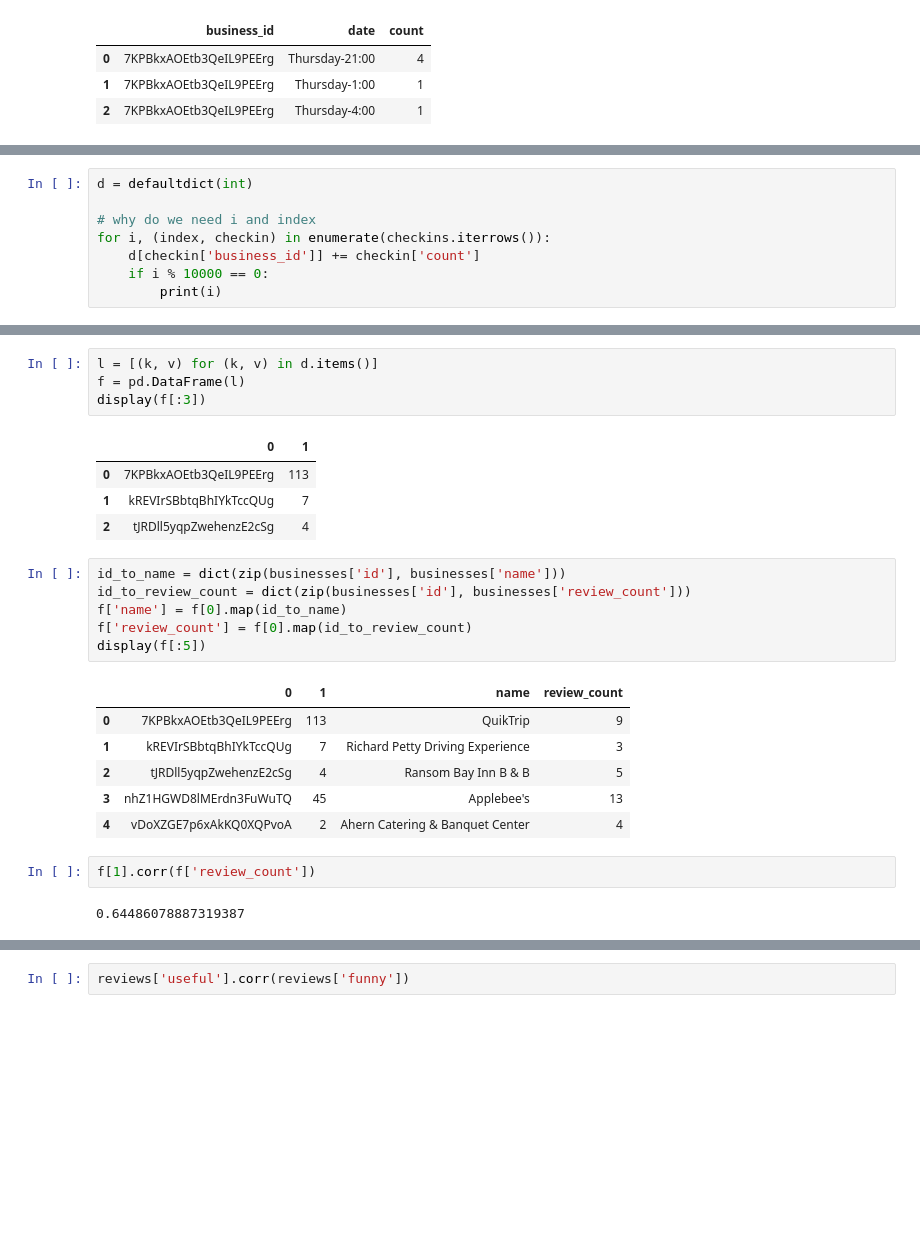
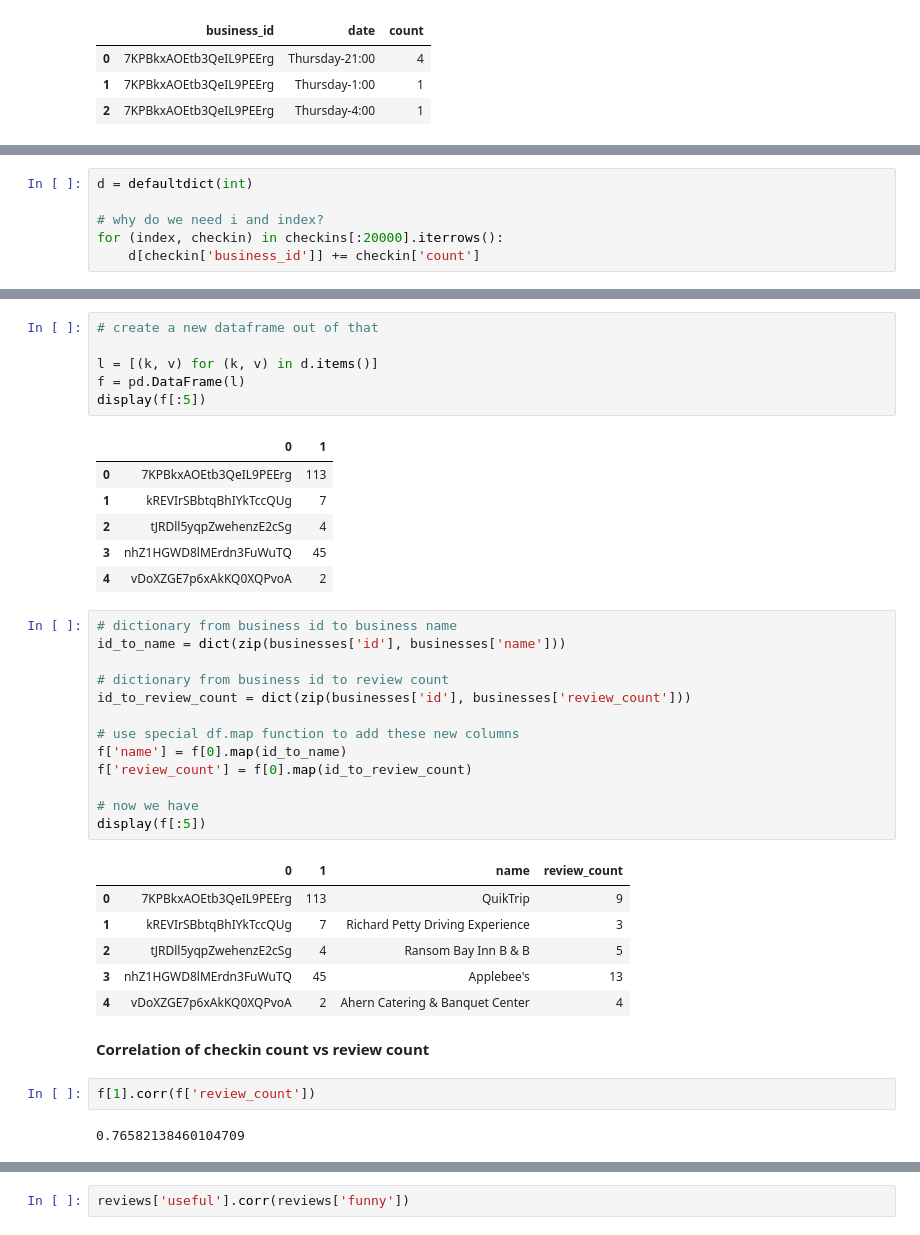
Before and after one commit to gravelcycles/yelp-dataset-challenge, a Jupyter notebook: Devin's EDA.ipynb, the cells around one changed output, grey strips where cells are left out. Drawn from its saved outputs; the diff is of its cells as text; blank space fills up the shorter version.

```diff
--- a/Devin's EDA.ipynb
+++ b/Devin's EDA.ipynb
@@ -33,8 +71,6 @@ display(checkins[:3])
 # %%
 d = defaultdict(int)
 
-# why do we need i and index
-for i, (index, checkin) in enumerate(checkins.iterrows()):
+# why do we need i and index?
+for (index, checkin) in checkins[:20000].iterrows():
     d[checkin['business_id']] += checkin['count']
-    if i % 10000 == 0:
-        print(i)
@@ -59,17 +77,28 @@ for i, (index, checkin) in enumerate(checkins.iterrows()):
 # %%
+# create a new dataframe out of that
+
 l = [(k, v) for (k, v) in d.items()]
 f = pd.DataFrame(l)
-display(f[:3])
+display(f[:5])
 # %% [output]
 |  | 0 | 1 |
 | 0 | 7KPBkxAOEtb3QeIL9PEErg | 113 |
 | 1 | kREVIrSBbtqBhIYkTccQUg | 7 |
 | 2 | tJRDll5yqpZwehenzE2cSg | 4 |
+| 3 | nhZ1HGWD8lMErdn3FuWuTQ | 45 |
+| 4 | vDoXZGE7p6xAkKQ0XQPvoA | 2 |
 # %%
+# dictionary from business id to business name
 id_to_name = dict(zip(businesses['id'], businesses['name']))
+
+# dictionary from business id to review count
 id_to_review_count = dict(zip(businesses['id'], businesses['review_count']))
+
+# use special df.map function to add these new columns
 f['name'] = f[0].map(id_to_name)
 f['review_count'] = f[0].map(id_to_review_count)
+
+# now we have
 display(f[:5])
 # %% [output]
 |  | 0 | 1 | name | review_count |
@@ -78,7 +107,9 @@ display(f[:5])
 | 2 | tJRDll5yqpZwehenzE2cSg | 4 | Ransom Bay Inn B & B | 5 |
 | 3 | nhZ1HGWD8lMErdn3FuWuTQ | 45 | Applebee's | 13 |
 | 4 | vDoXZGE7p6xAkKQ0XQPvoA | 2 | Ahern Catering & Banquet Center | 4 |
+# %% [markdown]
+**Correlation of checkin count vs review count**
 # %%
 f[1].corr(f['review_count'])
 # %% [output]
-0.64486078887319387
+0.76582138460104709
```
Also changed, not shown: parts of 16 cells of this notebook.
